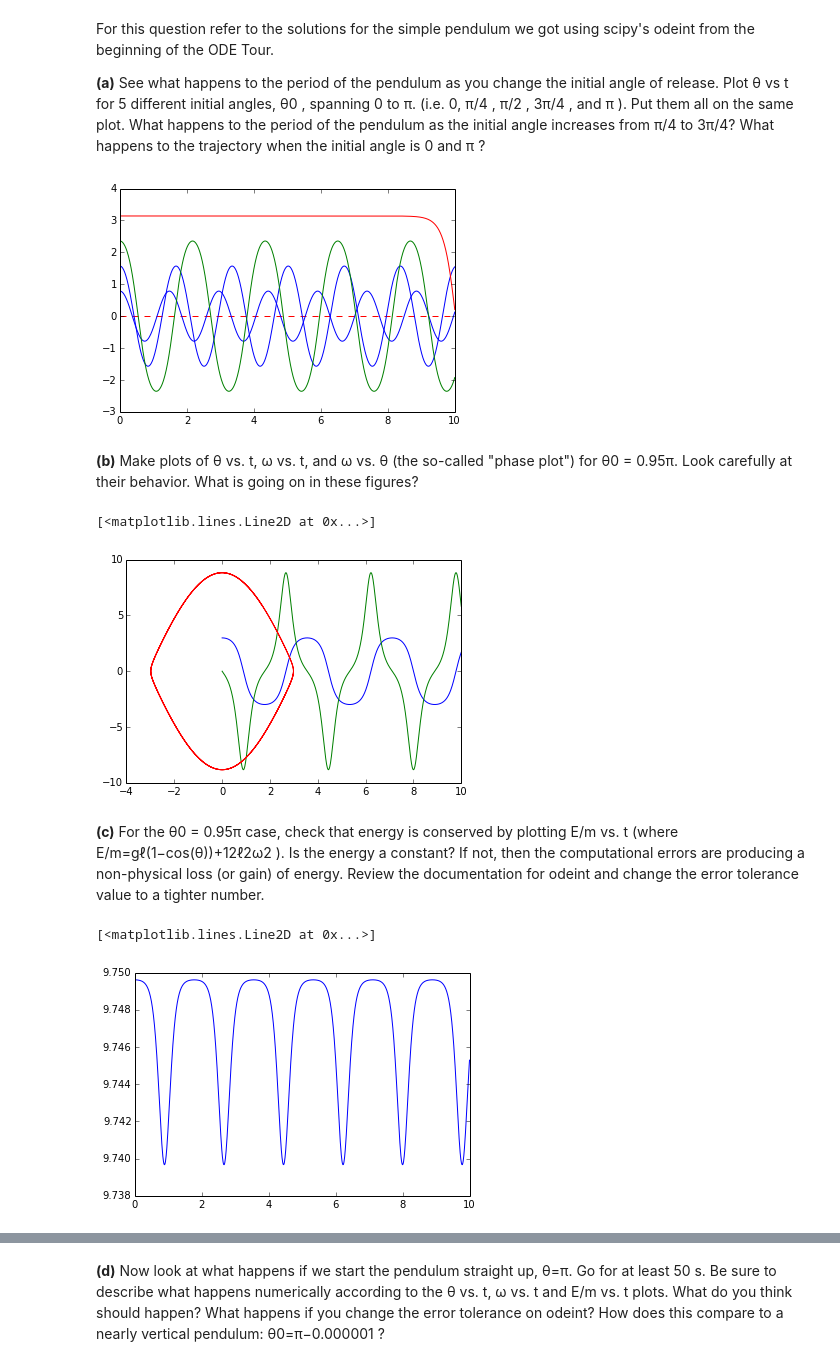
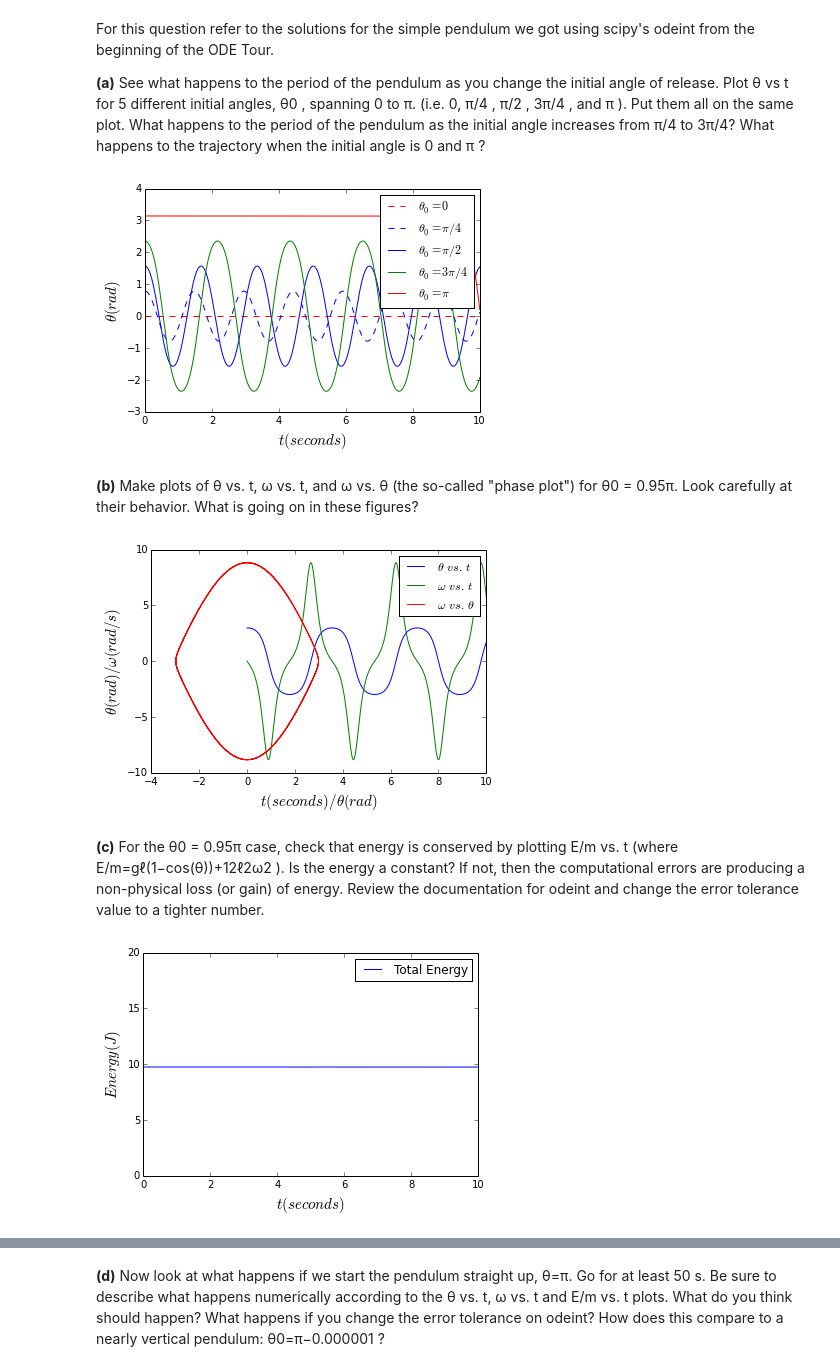
Before and after one commit to kmcombs/PHYS202-S14, a Jupyter notebook: SciPy/ODEExercises.ipynb, the cells around one changed output, grey strips where cells are left out. Drawn from its saved outputs; the diff is of its cells as text; code cells hidden in the pictures.

```diff
--- a/SciPy/ODEExercises.ipynb
+++ b/SciPy/ODEExercises.ipynb
@@ -46,14 +46,17 @@ theta2 = odeint(deriv,theta_init2,t)
 theta3 = odeint(deriv,theta_init3,t)
 theta4 = odeint(deriv,theta_init4,t)
 
-plt.plot(t,theta0[:,0],'r--')
-plt.plot(t, theta1[:,0], 'b-')
-plt.plot(t, theta2[:,0])
-plt.plot(t, theta3[:,0])
-plt.plot(t, theta4[:,0])
+plt.plot(t,theta0[:,0],'r--', label = r'$\theta_0 = 0$')
+plt.plot(t, theta1[:,0], 'b--', label = r'$\theta_0 = \pi/4$')
+plt.plot(t, theta2[:,0], label = r'$\theta_0 = \pi/2$')
+plt.plot(t, theta3[:,0], label = r'$\theta_0 = 3\pi/4$')
+plt.plot(t, theta4[:,0], label = r'$\theta_0 = \pi$')
+plt.xlabel(r'$t(seconds)$', fontsize = 15)
+plt.ylabel(r'$\theta (rad)$', fontsize = 15)
+plt.legend(loc='best')
 plt.show()
 # %% [output]
-[figure, old version]
+[figure, new version]
 # %% [markdown]
 **(b)** Make plots of θ vs. t, ω vs. t, and ω vs. θ (the so-called "phase plot") for θ0 = 0.95π. Look carefully at their behavior. What is going on in these figures?
 # %%
@@ -65,25 +68,32 @@ theta_init = np.array([theta0, omega0])
 theta = odeint(deriv,theta_init,t)
 
 
-plt.plot(t, theta[:,0])
-plt.plot(t, theta[:,1])
-plt.plot(theta[:,0], theta[:,1])
+plt.plot(t, theta[:,0], label = r'$\theta\,vs.\,t$')
+plt.plot(t, theta[:,1], label = r'$\omega\,vs.\,t$')
+plt.plot(theta[:,0], theta[:,1], label = r'$\omega\,vs.\,\theta$')
+plt.legend(loc = 'best')
+plt.xlabel(r'$t(seconds)/\theta(rad)$', fontsize = 15)
+plt.ylabel(r'$\theta(rad)/\omega(rad/s)$', fontsize = 15)
+plt.show()
 # %% [output]
-[<matplotlib.lines.Line2D at 0x...>]
-[figure, old version]
+[figure, new version]
 # %% [markdown]
 **(c)** For the θ0 = 0.95π case, check that energy is conserved by plotting E/m vs. t (where E/m=gℓ(1−cos(θ))+12ℓ2ω2 ).
 Is the energy a constant? If not, then the computational errors are producing a non-physical loss (or gain) of energy. Review the documentation for odeint and change the error tolerance value to a tighter number.
 # %%
 g = 9.81
 ell = 0.5
 theta1 = theta[:,0]
 omega1 = theta[:,1]
 Em = g * ell*(1- np.cos(theta1))+ 0.5*(ell**2)*(omega1**2)
 
 
 t = np.arange(0.,10.+0.01,0.01)
-plt.plot(t, Em)
+plt.plot(t, Em, label = 'Total Energy')
+plt.legend()
+plt.xlabel(r'$t(seconds)$', fontsize = 15)
+plt.ylabel(r'$Energy(J)$', fontsize = 15)
+plt.ylim(0, 20)
+plt.show()
 # %% [output]
-[<matplotlib.lines.Line2D at 0x...>]
-[figure, old version]
+[figure, new version]
```
Also changed, not shown: parts of 18 cells of this notebook, 1 other file.
